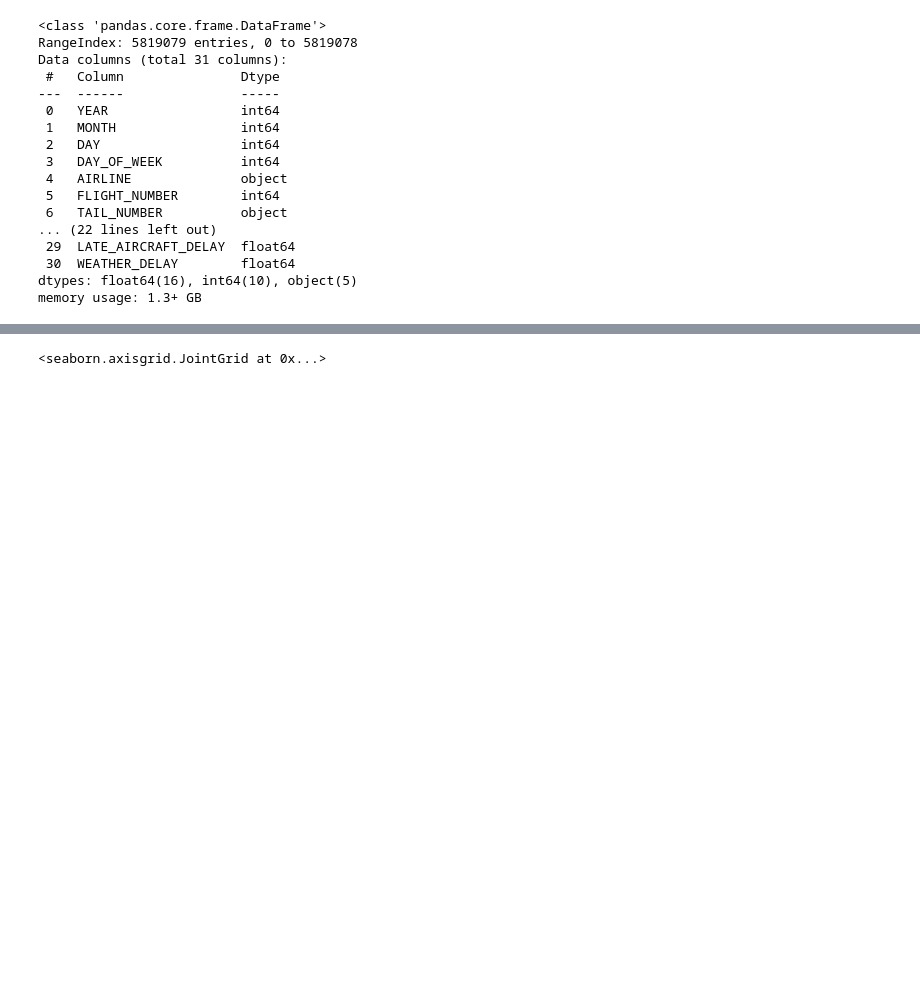
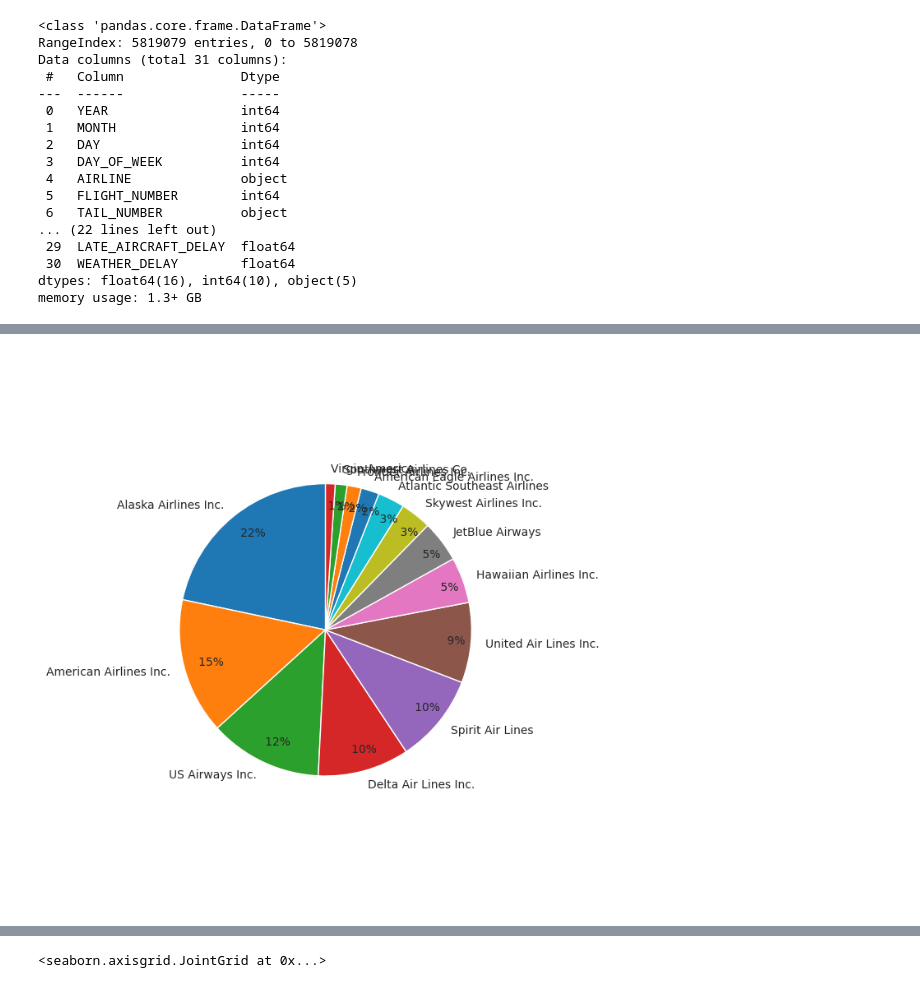
Before and after one commit to SavinduWickr/Flight_Price-Delay_Prediction, a Jupyter notebook: Delay_prediction/EDA-Delay.ipynb, the cells around one changed output, grey strips where cells are left out. Cells and saved outputs as stored; diff of their text form; code cells hidden in the pictures; blank space fills up the shorter version.

```diff
--- a/Delay_prediction/EDA-Delay.ipynb
+++ b/Delay_prediction/EDA-Delay.ipynb
@@ -61,0 +143,27 @@ plt.show()
+# %%
+
+
+# Create figure and axis for the pie chart
+fig, ax = plt.subplots(figsize=(7, 7))  # Increased the figure size for better readability
+
+# Get unique airline IATA codes and their respective sizes (counts)
+iata_codes = df["AIRLINE"].unique()
+size = df["AIRLINE"].value_counts()
+
+# Use the iata_to_airline_mapping to replace IATA codes with full airline names
+full_airline_names = [iata_to_airline_mapping.get(code, code) for code in iata_codes]
+
+# Plot the pie chart with full airline names and adjust the labeldistance
+plt.pie(size, labels=full_airline_names, autopct='%5.0f%%', startangle=90,
+        labeldistance=1.1, pctdistance=0.85)
+
+# Equal aspect ratio ensures that pie is drawn as a circle
+plt.axis('equal')
+
+# Use tight_layout to prevent label overlapping
+plt.tight_layout()
+
+# Show the pie chart
+plt.show()
+# %% [output]
+[figure, added]
```
Also changed, not shown: parts of 26 cells of this notebook, 3 other files.
